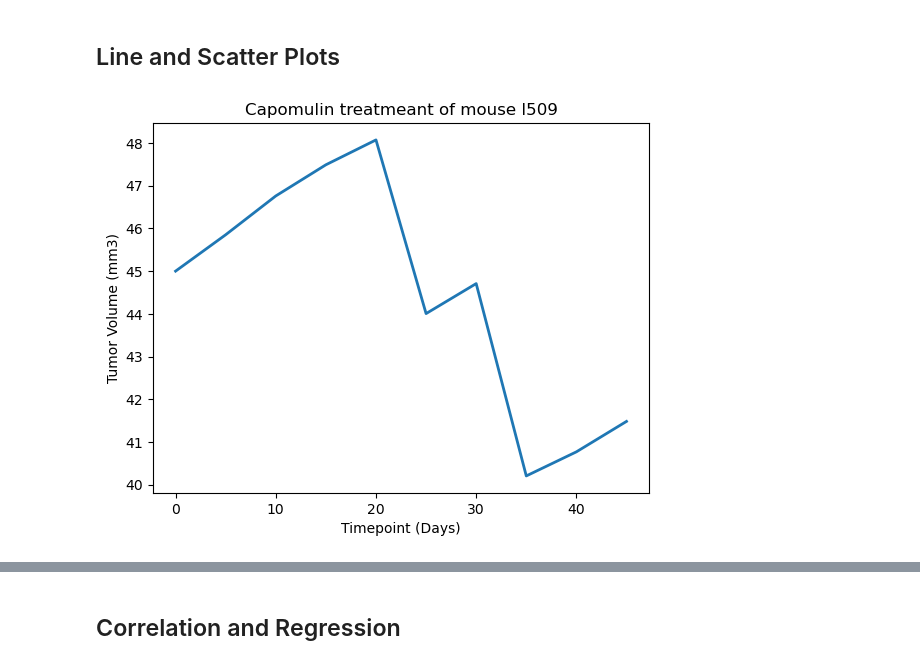
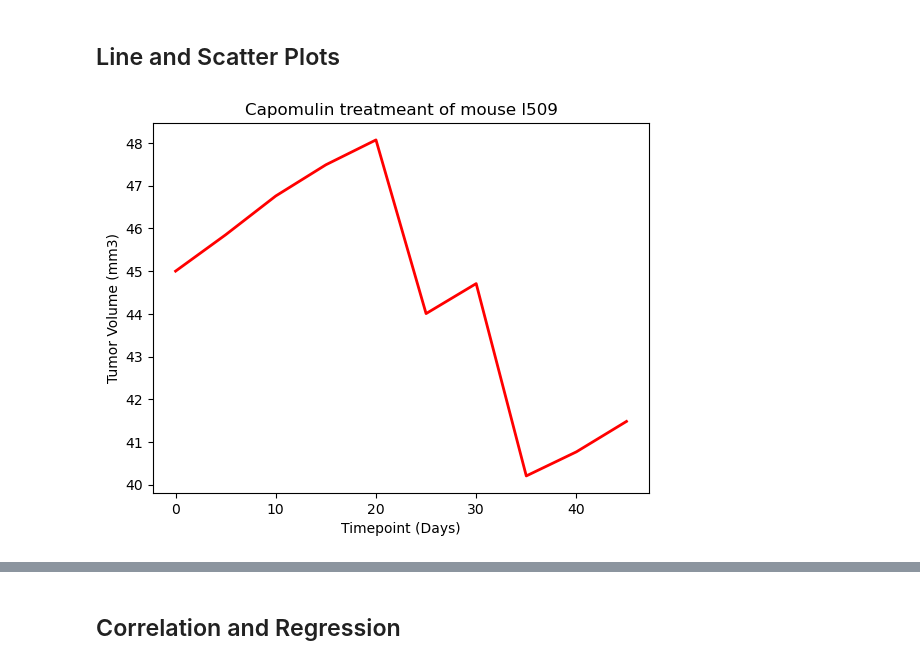
Before and after one commit to fabiomarcullo/Pymaceuticals, a Jupyter notebook: Pymaceuticals/pymaceuticals_Final_Challenge.ipynb, the cells around one changed output, grey strips where cells are left out. Drawn from its saved outputs; the diff is of its cells as text; code cells hidden in the pictures.

```diff
--- a/Pymaceuticals/pymaceuticals_Final_Challenge.ipynb
+++ b/Pymaceuticals/pymaceuticals_Final_Challenge.ipynb
@@ -352,24 +355,24 @@ plt.show()
 # %%
 # Generate a line plot of tumor volume vs. time point for a mouse treated with Capomulin
 
 # created a dataframe with specific mouse using the .loc() function and a boolean to find l509 data
 line_df = clean_df.loc[clean_df["Mouse ID"] == "l509",:]
 line_df
 # defined the x axis list by calling the timepoints from the l509 dataframe
 x_axisTP = line_df["Timepoint"]
 # defined the y axis or tumor size list by calling the tumor size from the dataframe
 tumsiz = line_df["Tumor Volume (mm3)"]
 
 plt.title('Capomulin treatmeant of mouse l509') # created title
 # the plot function plt.plot() with x and y values and customizations
-plt.plot(x_axisTP, tumsiz,linewidth=2, markersize=12)
+plt.plot(x_axisTP, tumsiz,linewidth=2, markersize=12, color='red')
 plt.xlabel('Timepoint (Days)')
 plt.ylabel('Tumor Volume (mm3)')
 
 plt.savefig('linechart')
 plt.show()
 # %% [output]
-[figure, old version]
+[figure, new version]
 # %%
 # Generate a scatter plot of average tumor volume vs. mouse weight for the Capomulin regimen
 
```
Also changed, not shown: parts of 3 cells of this notebook, 2 other files.
